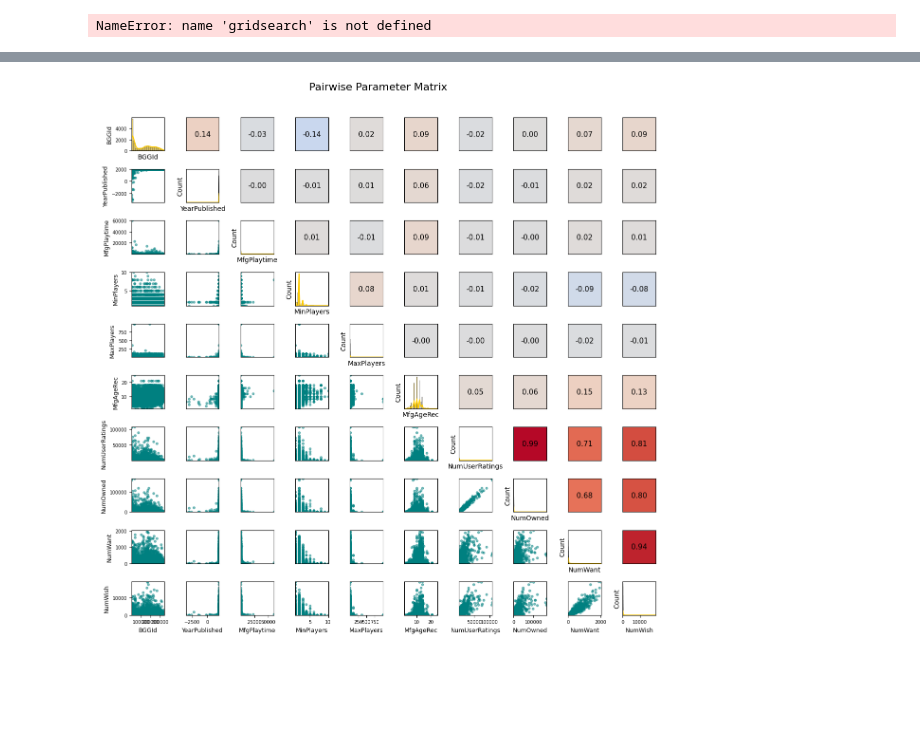
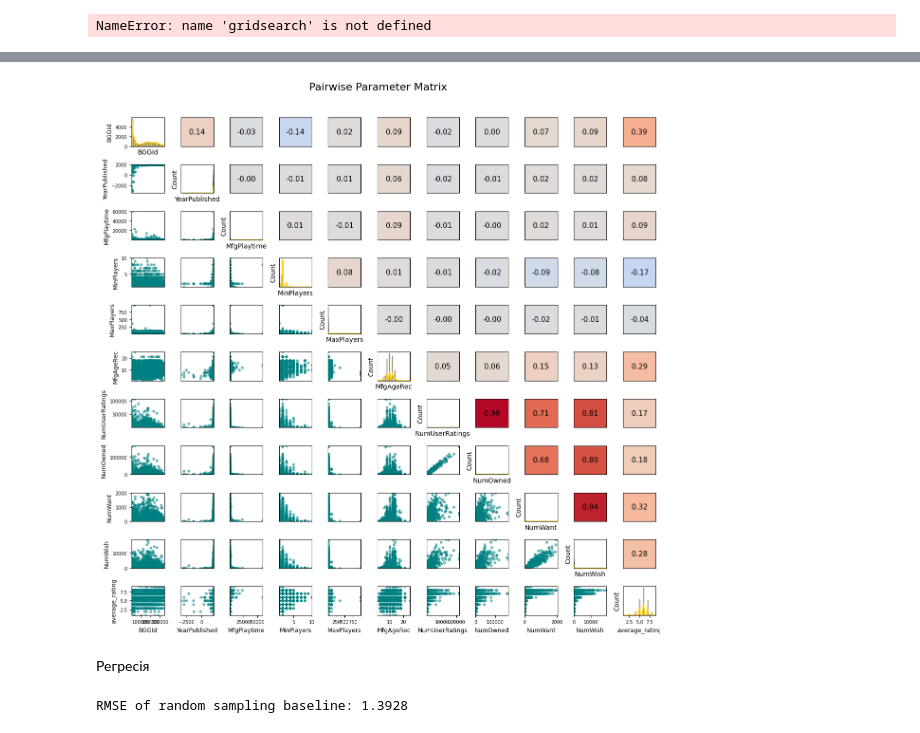
Before and after one commit to OleksandrPanasenko/BoardGamesAnalysis, a Jupyter notebook: archive/analysis.ipynb, the cells around one changed output, grey strips where cells are left out. Saved outputs shown, nothing was run; the diff lists cells and outputs as text; code cells hidden in the pictures; blank space fills up the shorter version.

```diff
--- a/archive/analysis.ipynb
+++ b/archive/analysis.ipynb
@@ -764,4 +1284,19 @@ NameError: name 'gridsearch' is not defined
 # %%
-subplot_matrix(games)
+subplot_matrix(games_classification)
 # %% [output]
-[figure, old version]
+[figure, new version]
+# %% [markdown]
+Регресія
+# %%
+#random sampling error
+from sklearn.metrics import root_mean_squared_error, r2_score
+
+y_random = np.random.choice(y_train, size=len(y_test), replace=True)
+
+r2_random=r2_score(y_test,y_random)
+print("R2 of random sampling baseline:", round(r2_random, 4))
+
+rmse_random = root_mean_squared_error(y_test, y_random)
+print("RMSE of random sampling baseline:", round(rmse_random, 4))
+# %% [output]
+RMSE of random sampling baseline: 1.3928
```
Also changed, not shown: parts of 42 cells of this notebook, 12 other files.
